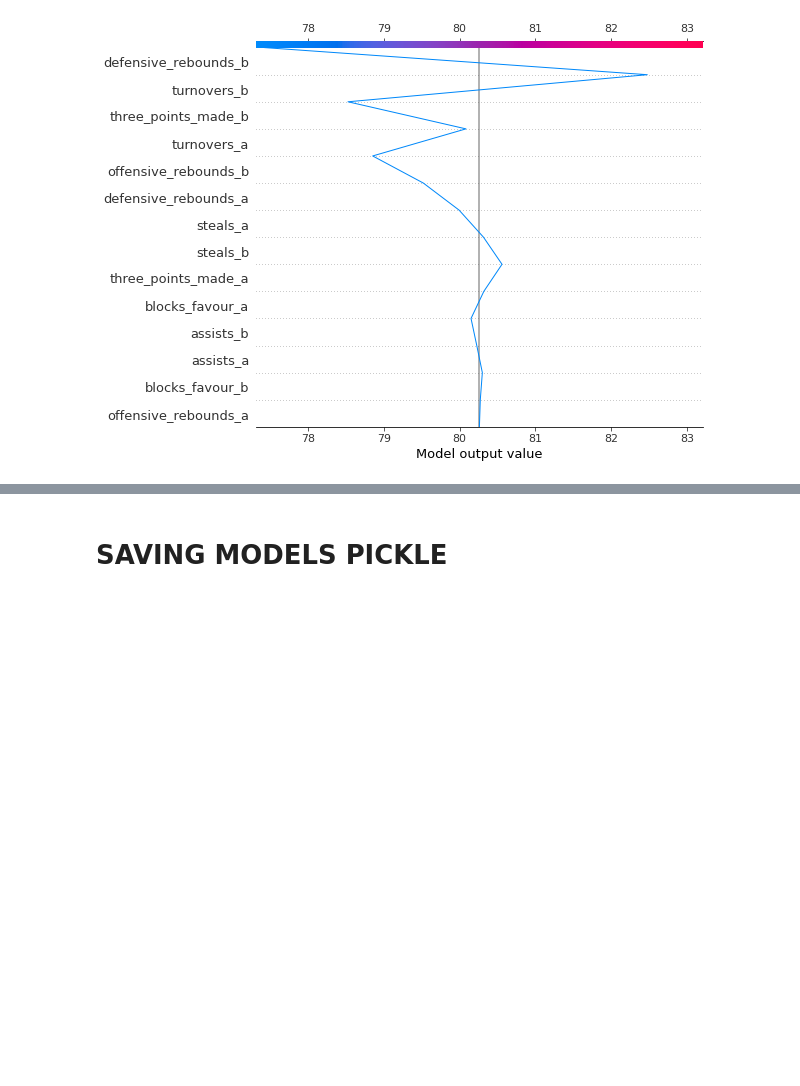
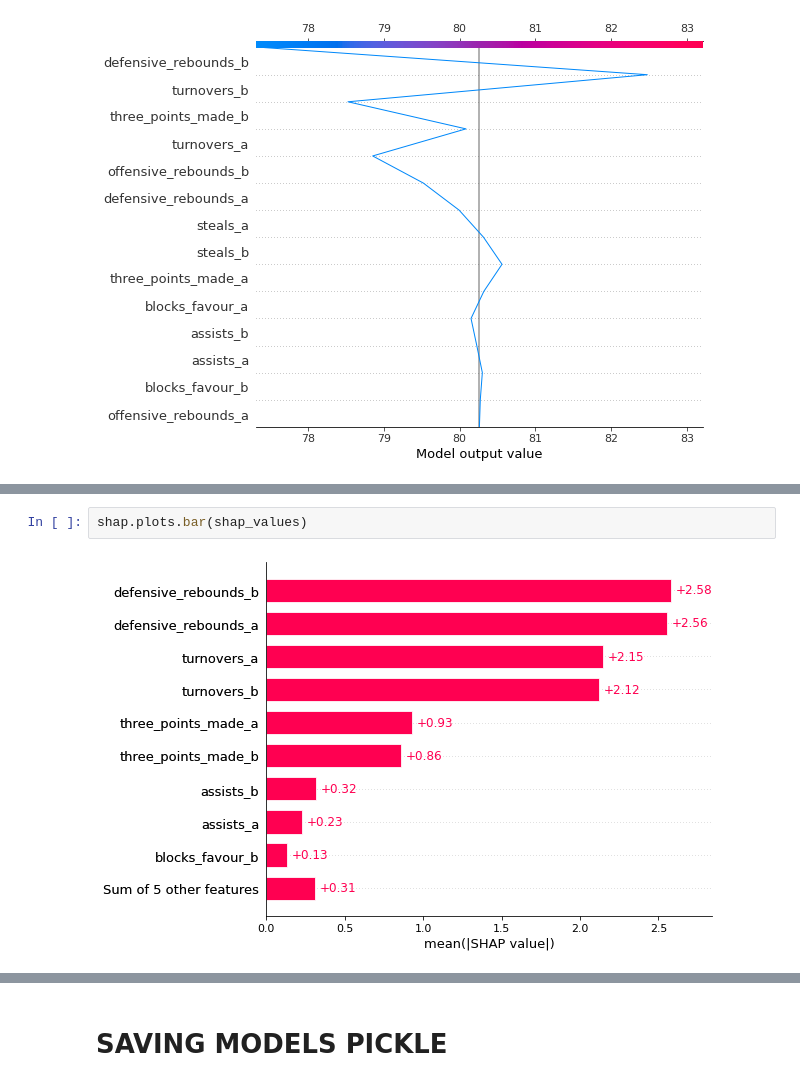
Before and after one commit to raulfu/analitica_visual, a Jupyter notebook: EDA_predictive_models.ipynb, the cells around one changed output, grey strips where cells are left out. Saved outputs shown, nothing was run; the diff lists cells and outputs as text; blank space fills up the shorter version.

```diff
--- a/EDA_predictive_models.ipynb
+++ b/EDA_predictive_models.ipynb
@@ -1473,0 +1497,4 @@ shap.decision_plot(explainer_points_b.expected_value, shap_values_points_b_sampl
+# %%
+shap.plots.bar(shap_values)
+# %% [output]
+[figure, added]
```
Also changed, not shown: parts of 14 cells of this notebook, 9 other files.
